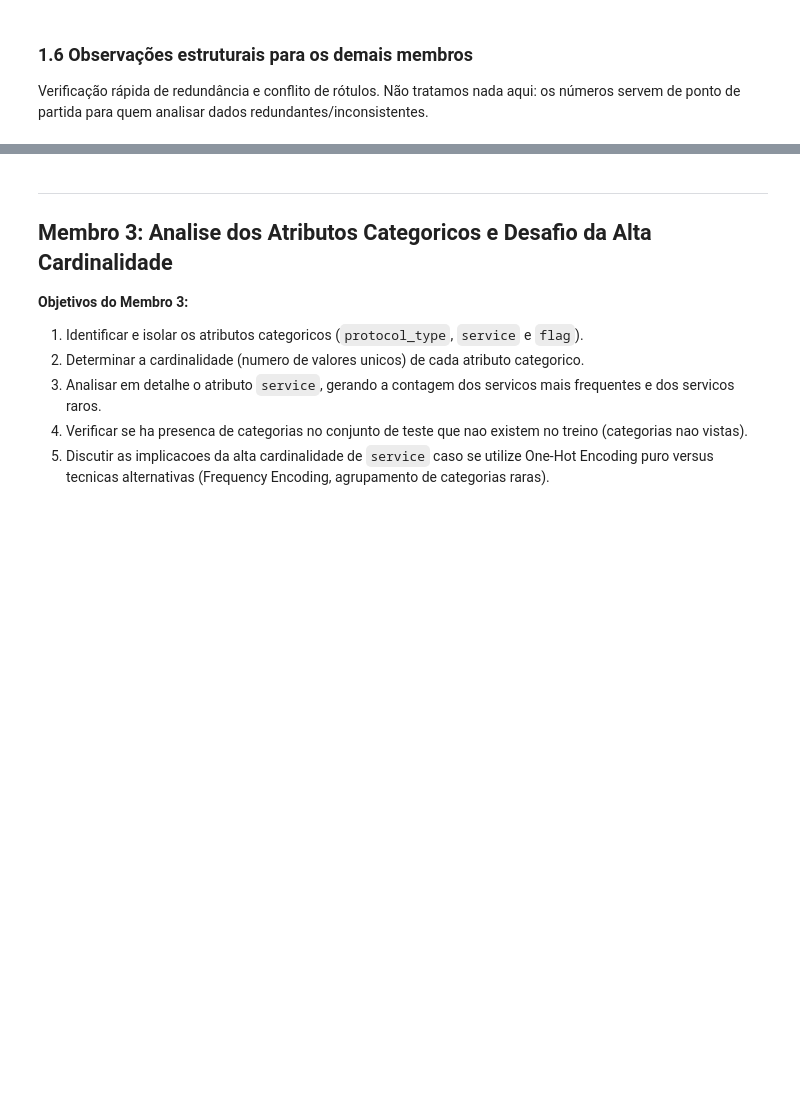
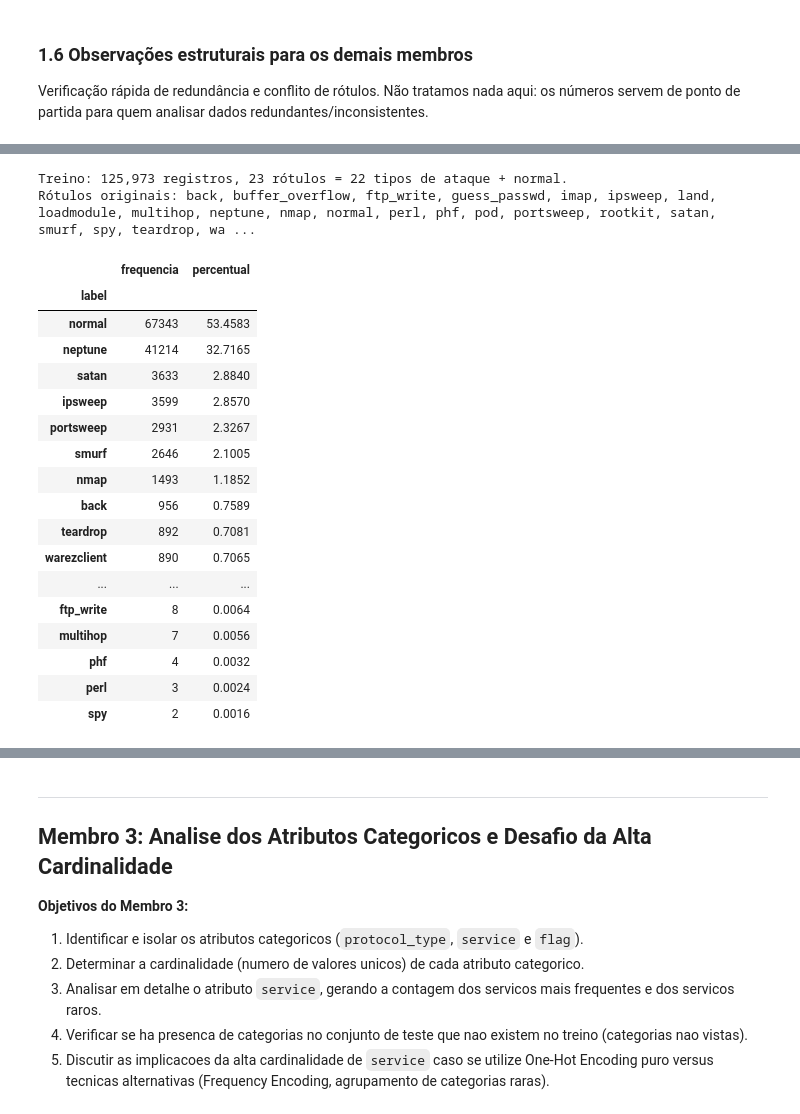
Before and after one commit to matheusmra/tp-ia, a Jupyter notebook: notebooks/01_analise_exploratoria.ipynb, the cells around one changed output, grey strips where cells are left out. Saved outputs shown, nothing was run; the diff lists cells and outputs as text; code cells hidden in the pictures; blank space fills up the shorter version.

```diff
--- a/notebooks/01_analise_exploratoria.ipynb
+++ b/notebooks/01_analise_exploratoria.ipynb
@@ -267,0 +395,51 @@ Essa diferença de escalas de várias ordens de grandeza justifica, na Etapa 2,
+# %%
+# Trabalha em uma cópia apenas do rótulo. df_train mantém suas 43 colunas originais.
+df_classes = df_train[["label"]].copy()
+rotulos_originais = df_train["label"].copy(deep=True)
+n_treino = len(df_classes)
+
+assert n_treino > 0, "O conjunto de treino está vazio."
+assert df_classes["label"].notna().all(), "Há rótulos ausentes no treino."
+rotulos_observados = sorted(df_classes["label"].unique())
+tipos_ataque = [rotulo for rotulo in rotulos_observados if rotulo != "normal"]
+assert "normal" in rotulos_observados, "Rótulo normal não encontrado."
+assert len(rotulos_observados) == 23, f"Esperados 23 rótulos, encontrados {len(rotulos_observados)}."
+assert len(tipos_ataque) == 22, f"Esperados 22 tipos de ataque, encontrados {len(tipos_ataque)}."
+
+print(f"Treino: {n_treino:,} registros, {len(rotulos_observados)} rótulos = "
+      f"{len(tipos_ataque)} tipos de ataque + normal.")
+print("Rótulos originais:", ", ".join(rotulos_observados))
+
+
+def tabela_frequencias(serie):
+    """Conta cada categoria e calcula seu percentual sobre todas as linhas recebidas."""
+    tabela = serie.value_counts(dropna=False).rename("frequencia").to_frame()
+    tabela["percentual"] = 100 * tabela["frequencia"] / len(serie)
+    assert tabela["frequencia"].sum() == len(serie), "Perda de registros na contagem."
+    assert np.isclose(tabela["percentual"].sum(), 100), "Percentuais não somam 100%."
+    return tabela
+
+
+freq_rotulos = tabela_frequencias(df_classes["label"])
+display(freq_rotulos)
+# %% [output]
+Treino: 125,973 registros, 23 rótulos = 22 tipos de ataque + normal.
+Rótulos originais: back, buffer_overflow, ftp_write, guess_passwd, imap, ipsweep, land, loadmodule, multihop, neptune, nmap, normal, perl, phf, pod, portsweep, rootkit, satan, smurf, spy, teardrop, wa ...
+|  | frequencia | percentual |
+| label |  |  |
+| normal | 67343 | 53.4583 |
+| neptune | 41214 | 32.7165 |
+| satan | 3633 | 2.8840 |
+| ipsweep | 3599 | 2.8570 |
+| portsweep | 2931 | 2.3267 |
+| smurf | 2646 | 2.1005 |
+| nmap | 1493 | 1.1852 |
+| back | 956 | 0.7589 |
+| teardrop | 892 | 0.7081 |
+| warezclient | 890 | 0.7065 |
+| ... | ... | ... |
+| ftp_write | 8 | 0.0064 |
+| multihop | 7 | 0.0056 |
+| phf | 4 | 0.0032 |
+| perl | 3 | 0.0024 |
+| spy | 2 | 0.0016 |
```
Also changed, not shown: parts of 27 cells of this notebook.
